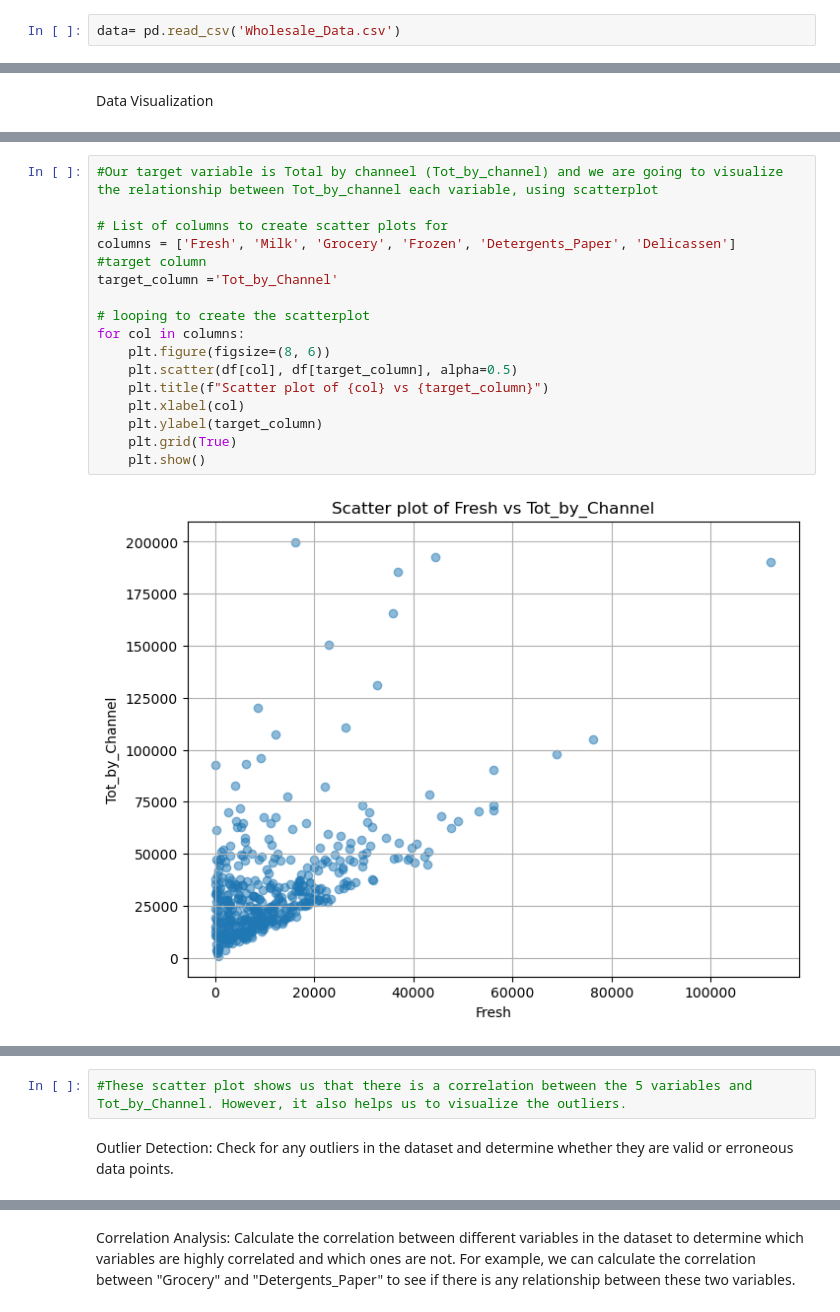
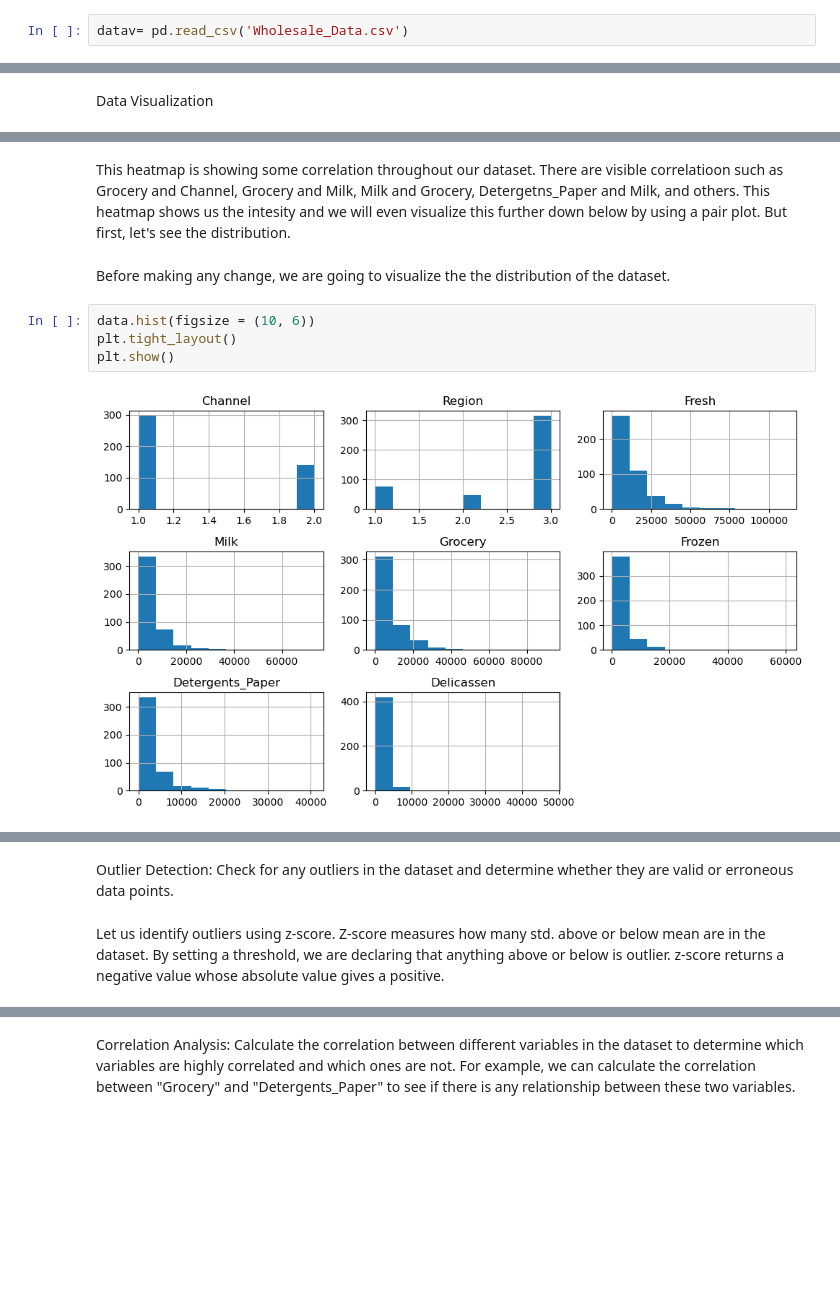
Before and after one commit to inn-ctrl/ml-project-unsupervised-learning, a Jupyter notebook: Unsupervised Learning - Project.ipynb, the cells around one changed output, grey strips where cells are left out. Drawn from its saved outputs; the diff is of its cells as text; blank space fills up the shorter version.

```diff
--- a/Unsupervised Learning - Project.ipynb
+++ b/Unsupervised Learning - Project.ipynb
@@ -32,7 +33,7 @@ from sklearn.cluster import AgglomerativeClustering
 # %% [markdown]
 Data Import
 # %%
-data= pd.read_csv('Wholesale_Data.csv')
+datav= pd.read_csv('Wholesale_Data.csv')
 # %% [markdown]
 Data Cleaning
 # %%
@@ -111,19 +87,10 @@ Data Visualization
+# %% [markdown]
+This heatmap is showing some correlation throughout our dataset. There are visible correlatioon such as Grocery and Channel, Grocery and Milk, Milk and Grocery, Detergetns_Paper and Milk, and others. This heatmap shows us the intesity and we will even visualize this further down below by using a pair plot. But first, let's see the distribution.
+# %% [markdown]
+Before making any change, we are going to visualize the the distribution of the dataset.
 # %%
-#Our target variable is Total by channeel (Tot_by_channel) and we are going to visualize the relationship between Tot_by_channel each variable, using scatterplot
-
-# List of columns to create scatter plots for
-columns = ['Fresh', 'Milk', 'Grocery', 'Frozen', 'Detergents_Paper', 'Delicassen']
-#target column
-target_column ='Tot_by_Channel'
-
-# looping to create the scatterplot
-for col in columns:
-    plt.figure(figsize=(8, 6))
-    plt.scatter(df[col], df[target_column], alpha=0.5)
-    plt.title(f"Scatter plot of {col} vs {target_column}")
-    plt.xlabel(col)
-    plt.ylabel(target_column)
-    plt.grid(True)
-    plt.show()
+data.hist(figsize = (10, 6))
+plt.tight_layout()
+plt.show()
 # %% [output]
-[figure, old version]
+[figure, new version]
@@ -135,5 +97,5 @@ for col in columns:
-# %%
-#These scatter plot shows us that there is a correlation between the 5 variables and Tot_by_Channel. However, it also helps us to visualize the outliers.
 # %% [markdown]
 Outlier Detection: Check for any outliers in the dataset and determine whether they are valid or erroneous data points.
+# %% [markdown]
+Let us identify outliers using z-score. Z-score measures how many std. above or below mean are in the dataset. By setting a threshold, we are declaring that anything above or below is outlier. z-score returns a negative value whose absolute value gives a positive.
 # %%
```
Also changed, not shown: parts of 30 cells of this notebook, 1 other file.
